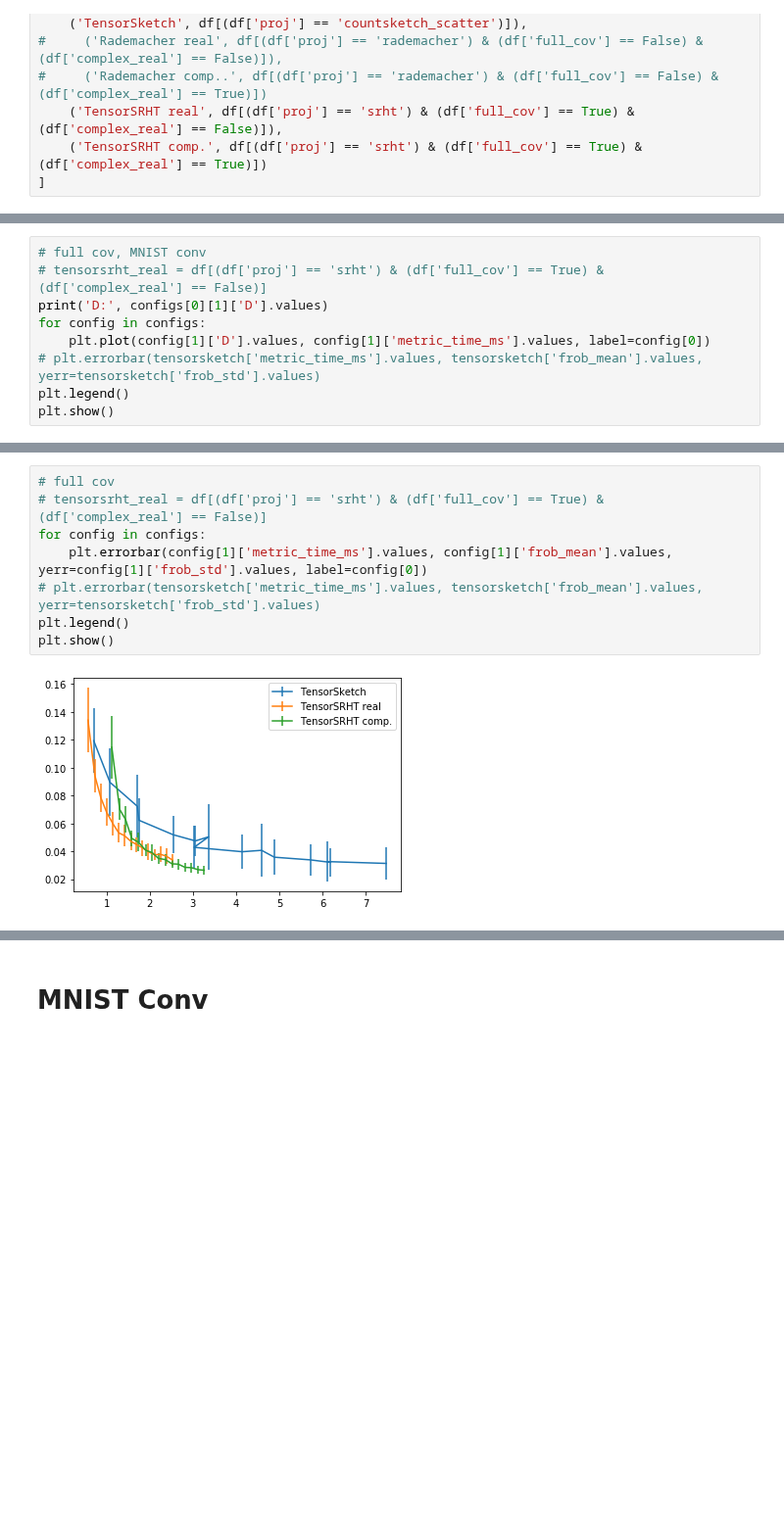
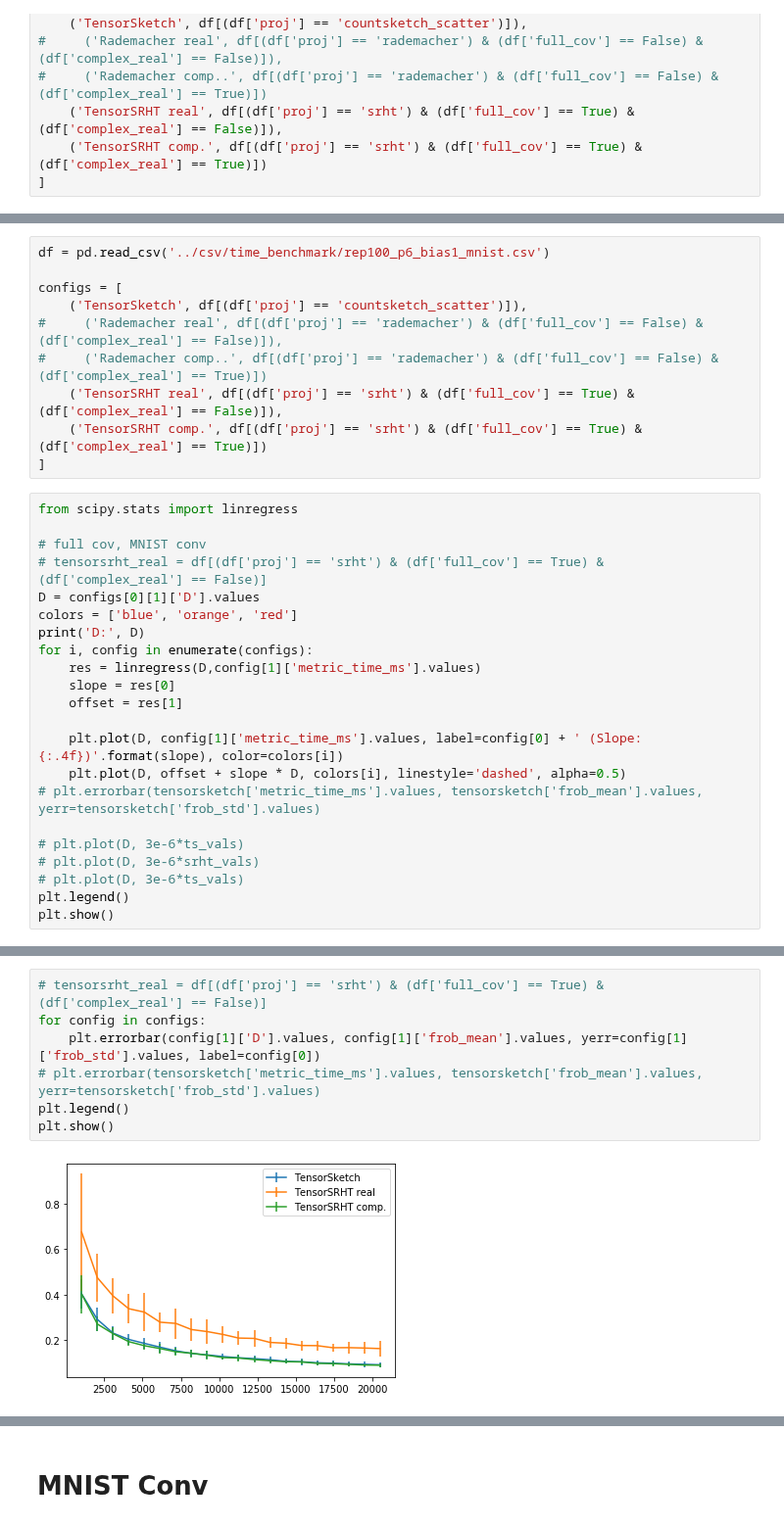
Before and after one commit to joneswack/dp-rfs, a Jupyter notebook: notebooks/speed_vs_kernel_approx.ipynb, the cells around one changed output, grey strips where cells are left out. Shown at 98% size. Cells and saved outputs as stored; diff of their text form; blank space fills up the shorter version.

Commit message:
[Update] Speed benchmark

```diff
--- a/notebooks/speed_vs_kernel_approx.ipynb
+++ b/notebooks/speed_vs_kernel_approx.ipynb
@@ -107,9 +115,0 @@ D: [ 1024.  2048.  3072.  4096.  5120.  6144.  7168.  8192.  9216. 10240.
-# %%
-# full cov, MNIST conv
-# tensorsrht_real = df[(df['proj'] == 'srht') & (df['full_cov'] == True) & (df['complex_real'] == False)]
-print('D:', configs[0][1]['D'].values)
-for config in configs:
-    plt.plot(config[1]['D'].values, config[1]['metric_time_ms'].values, label=config[0])
-# plt.errorbar(tensorsketch['metric_time_ms'].values, tensorsketch['frob_mean'].values, yerr=tensorsketch['frob_std'].values)
-plt.legend()
-plt.show()
@@ -129,0 +128,32 @@ plt.show()
+# %%
+df = pd.read_csv('../csv/time_benchmark/rep100_p6_bias1_mnist.csv')
+
+configs = [
+    ('TensorSketch', df[(df['proj'] == 'countsketch_scatter')]),
+#     ('Rademacher real', df[(df['proj'] == 'rademacher') & (df['full_cov'] == False) & (df['complex_real'] == False)]),
+#     ('Rademacher comp..', df[(df['proj'] == 'rademacher') & (df['full_cov'] == False) & (df['complex_real'] == True)])
+    ('TensorSRHT real', df[(df['proj'] == 'srht') & (df['full_cov'] == True) & (df['complex_real'] == False)]),
+    ('TensorSRHT comp.', df[(df['proj'] == 'srht') & (df['full_cov'] == True) & (df['complex_real'] == True)])
+]
+# %%
+from scipy.stats import linregress
+
+# full cov, MNIST conv
+# tensorsrht_real = df[(df['proj'] == 'srht') & (df['full_cov'] == True) & (df['complex_real'] == False)]
+D = configs[0][1]['D'].values
+colors = ['blue', 'orange', 'red']
+print('D:', D)
+for i, config in enumerate(configs):
+    res = linregress(D,config[1]['metric_time_ms'].values)
+    slope = res[0]
+    offset = res[1]
+
+    plt.plot(D, config[1]['metric_time_ms'].values, label=config[0] + ' (Slope: {:.4f})'.format(slope), color=colors[i])
+    plt.plot(D, offset + slope * D, colors[i], linestyle='dashed', alpha=0.5)
+# plt.errorbar(tensorsketch['metric_time_ms'].values, tensorsketch['frob_mean'].values, yerr=tensorsketch['frob_std'].values)
+
+# plt.plot(D, 3e-6*ts_vals)
+# plt.plot(D, 3e-6*srht_vals)
+# plt.plot(D, 3e-6*ts_vals)
+plt.legend()
+plt.show()
@@ -130,10 +164,9 @@ plt.show()
 # %%
-# full cov
 # tensorsrht_real = df[(df['proj'] == 'srht') & (df['full_cov'] == True) & (df['complex_real'] == False)]
 for config in configs:
-    plt.errorbar(config[1]['metric_time_ms'].values, config[1]['frob_mean'].values, yerr=config[1]['frob_std'].values, label=config[0])
+    plt.errorbar(config[1]['D'].values, config[1]['frob_mean'].values, yerr=config[1]['frob_std'].values, label=config[0])
 # plt.errorbar(tensorsketch['metric_time_ms'].values, tensorsketch['frob_mean'].values, yerr=tensorsketch['frob_std'].values)
 plt.legend()
 plt.show()
 # %% [output]
-[figure, old version]
+[figure, new version]
```
Also changed, not shown: parts of 12 cells of this notebook, 6 other files.
